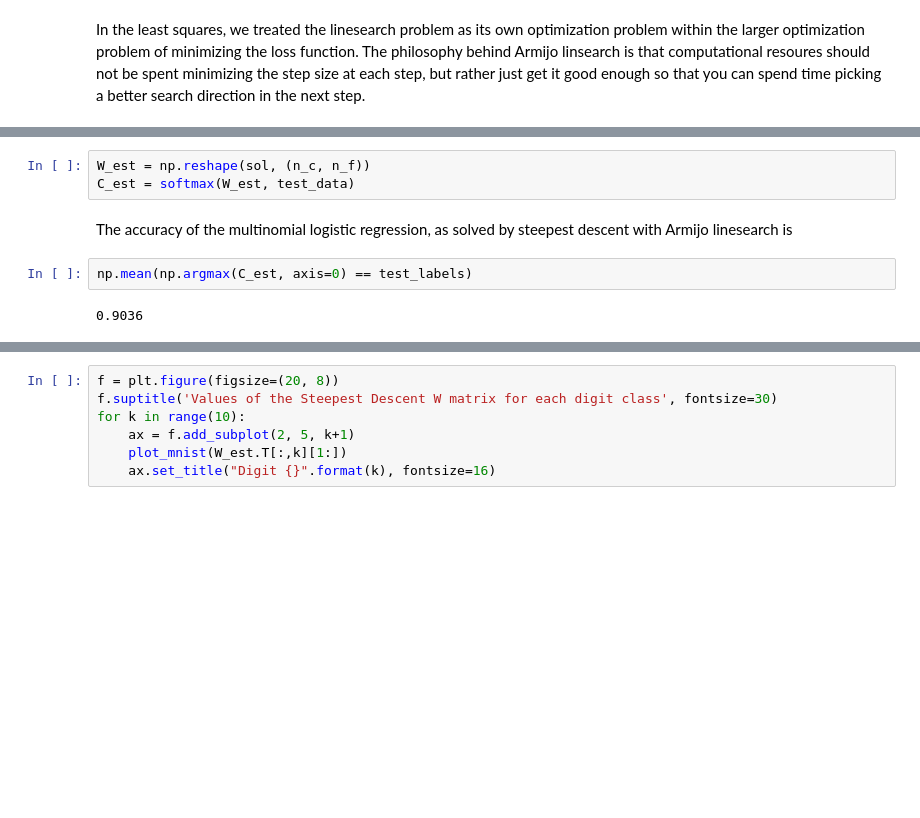
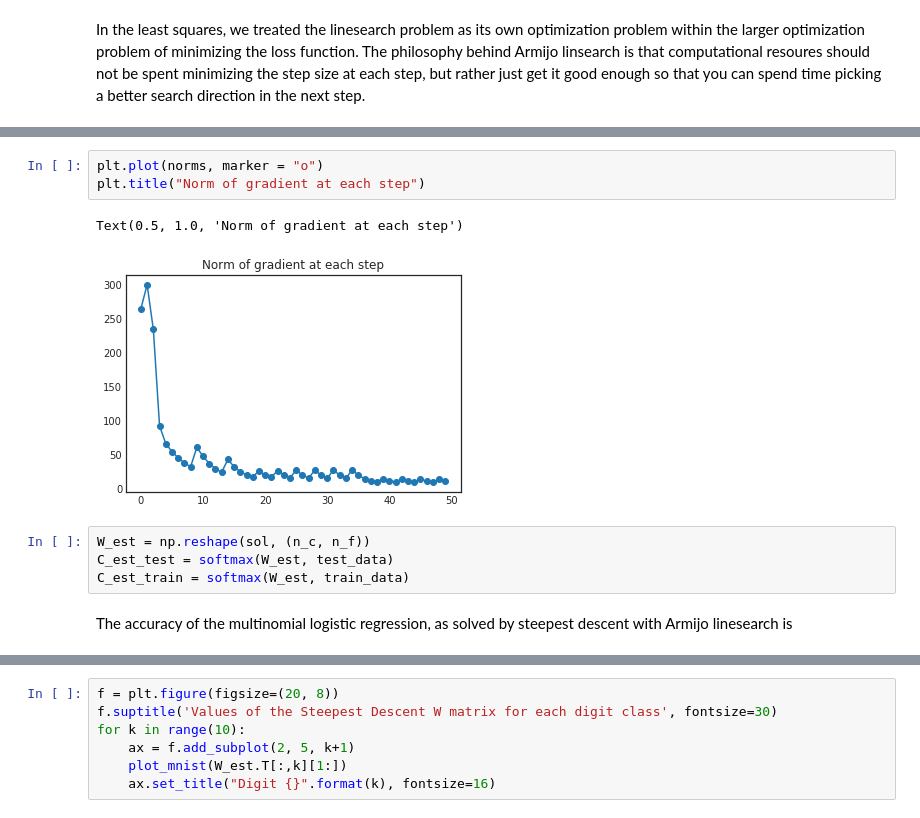
Before and after one commit to tXiao95/py_experiments, a Jupyter notebook: mnistLinearClassification.ipynb, the cells around one changed output, grey strips where cells are left out. Saved outputs shown, nothing was run; the diff lists cells and outputs as text; blank space fills up the shorter version.

```diff
--- a/mnistLinearClassification.ipynb
+++ b/mnistLinearClassification.ipynb
@@ -117,9 +122,12 @@ plt.plot(his, marker = "o")
+# %%
+plt.plot(norms, marker = "o")
+plt.title("Norm of gradient at each step")
+# %% [output]
+Text(0.5, 1.0, 'Norm of gradient at each step')
+[figure, added]
 # %%
 W_est = np.reshape(sol, (n_c, n_f))
-C_est = softmax(W_est, test_data)
+C_est_test = softmax(W_est, test_data)
+C_est_train = softmax(W_est, train_data)
 # %% [markdown]
 The accuracy of the multinomial logistic regression, as solved by steepest descent with Armijo linesearch is
-# %%
-np.mean(np.argmax(C_est, axis=0) == test_labels)
-# %% [output]
-0.9036
```
Also changed, not shown: parts of 7 cells of this notebook, 1 other file.
